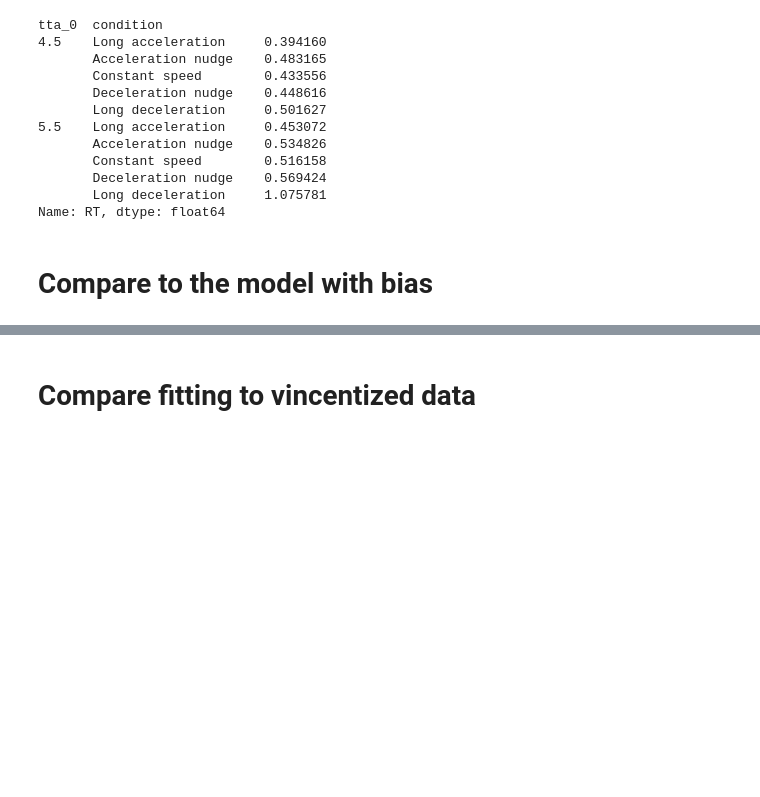
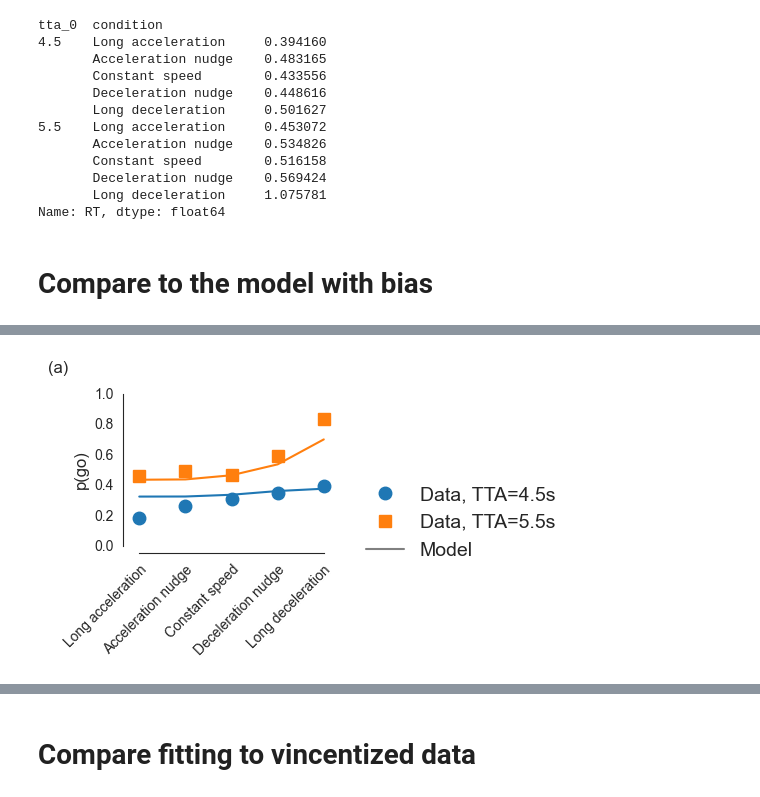
Before and after one commit to tud-hri/nudging-humans-in-traffic, a Jupyter notebook: 04_figures.ipynb, the cells around one changed output, grey strips where cells are left out. Cells and saved outputs as stored; diff of their text form; code cells hidden in the pictures; blank space fills up the shorter version.

```diff
--- a/04_figures.ipynb
+++ b/04_figures.ipynb
@@ -411,0 +378,10 @@ plot_var_by_condition(exp_measures[~np.isnan(exp_measures.RT)], model_measures,
+# %%
+model_no = 4
+path = os.path.join("modeling/fit_results_%s" % (loss) , "model_%i" % (model_no))
+model_measures = pd.read_csv(os.path.join(path, "subj_all_sim_measures.csv"))
+model_measures["a_values"] = model_measures.a_values.apply(ast.literal_eval).apply(tuple)
+model_measures["condition"] = pd.Categorical(model_measures["a_values"].map(condition_map), categories=condition_map.values(), ordered=True)
+# %%
+plot_var_by_condition(exp_measures[~np.isnan(exp_measures.RT)], model_measures, var="is_go_decision", model_label=str(model_no), include_model=True, include_legend=True, subfigure_label="(a)")
+# %% [output]
+[figure, added]
```
Also changed, not shown: parts of 14 cells of this notebook, 14 other files.
